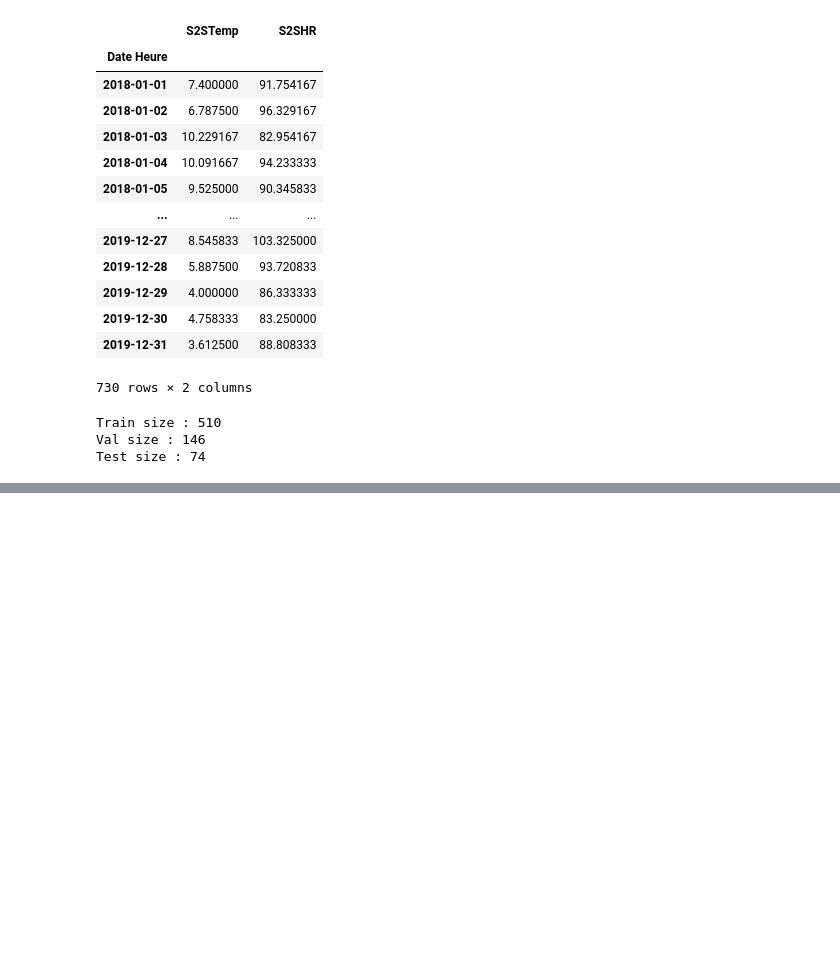
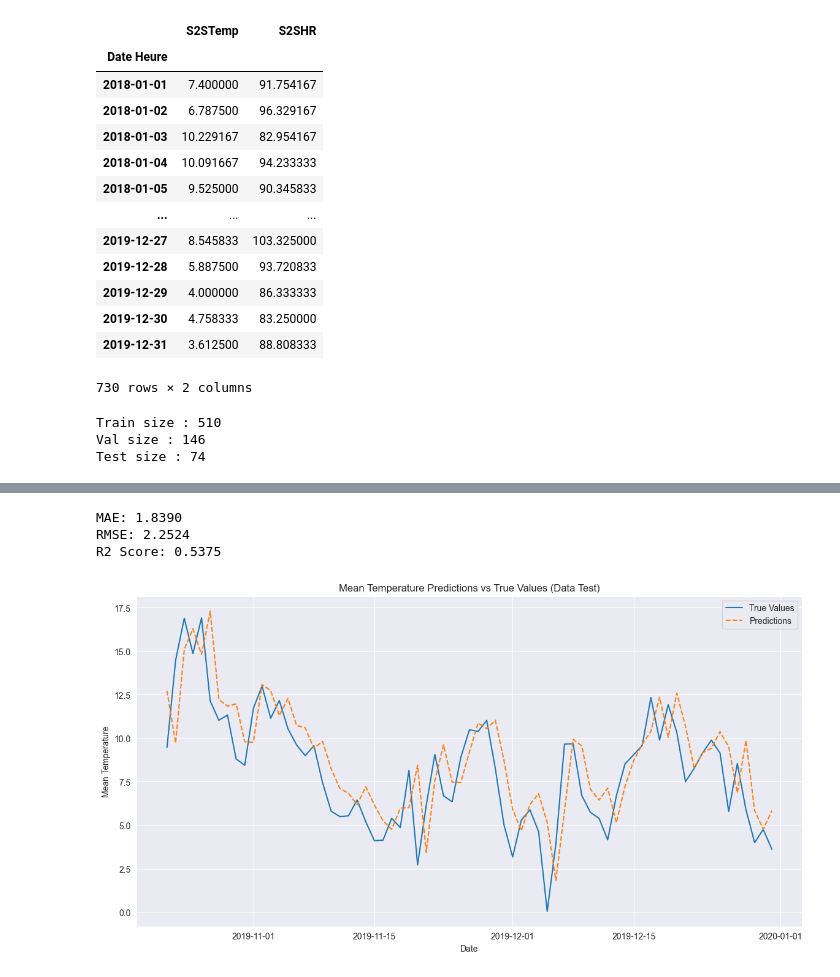
Before and after one commit to kubit07/data_analyse_DRIAS, a Jupyter notebook: bidirectional_lstm_model.ipynb, the cells around one changed output, grey strips where cells are left out. Saved outputs shown, nothing was run; the diff lists cells and outputs as text; code cells hidden in the pictures; blank space fills up the shorter version.

```diff
--- a/bidirectional_lstm_model.ipynb
+++ b/bidirectional_lstm_model.ipynb
@@ -693,3 +806,3 @@ ValueError: x and y must have same first dimension, but have shapes (143,) and (
 # %%
 # Make predictions data test
-y_pred_inv_data_bsr_test, y_val_inv_data_bsr_test = predict_and_inverse_transform(model_data_bsr, X_data_bsr_test, y_data_bsr_test, target_transformer_data_bsr)
+y_pred_inv_data_bsr_test, y_test_inv_data_bsr_test = predict_and_inverse_transform(model_data_bsr, X_data_bsr_test, y_data_bsr_test, target_transformer_data_bsr)
@@ -696,21 +811,19 @@ y_pred_inv_data_bsr_test, y_val_inv_data_bsr_test = predict_and_inverse_transfor
+# %%
+# Eavluate Model data test
+evaluate_model(y_test_inv_data_bsr_test, y_pred_inv_data_bsr_test)
+# %% [output]
+MAE: 1.8390
+RMSE: 2.2524
+R2 Score: 0.5375
 # %%
-# Calculate MAE, RMSE and R2 scores
-mae = mean_absolute_error(y_val, bilstm_pred)
-rmse = np.sqrt(mean_squared_error(y_val, bilstm_pred))
-r2 = r2_score(y_val, bilstm_pred)
-
-
-print(f'MAE: {mae}')
-print(f'RMSE: {rmse}')
-print(f'R2 Score: {r2}')
-
-
 # Plot the results
 plt.figure(figsize=(14, 7))
-plt.plot(data_bsr_2018_2019.index[len(y_train): len(y_train) + len(y_val)], y_val, label='True Values')
-plt.plot(data_bsr_2018_2019.index[len(y_train): len(y_train) + len(y_val)], bilstm_pred, label='Predictions', linestyle='dashed')
+plt.plot(data_bsr_2018_2019.index[-len(y_data_bsr_test):], y_test_inv_data_bsr_test, label='True Values')
+plt.plot(data_bsr_2018_2019.index[-len(y_data_bsr_test):], y_pred_inv_data_bsr_test, label='Predictions', linestyle='dashed')
 plt.xlabel('Date')
 plt.ylabel('Mean Temperature')
-plt.title('Mean Temperature Predictions vs True Values')
+plt.title('Mean Temperature Predictions vs True Values (Data Test)')
 plt.legend()
 plt.show()
+# %% [output]
+[figure, added]
```
Also changed, not shown: parts of 67 cells of this notebook.
